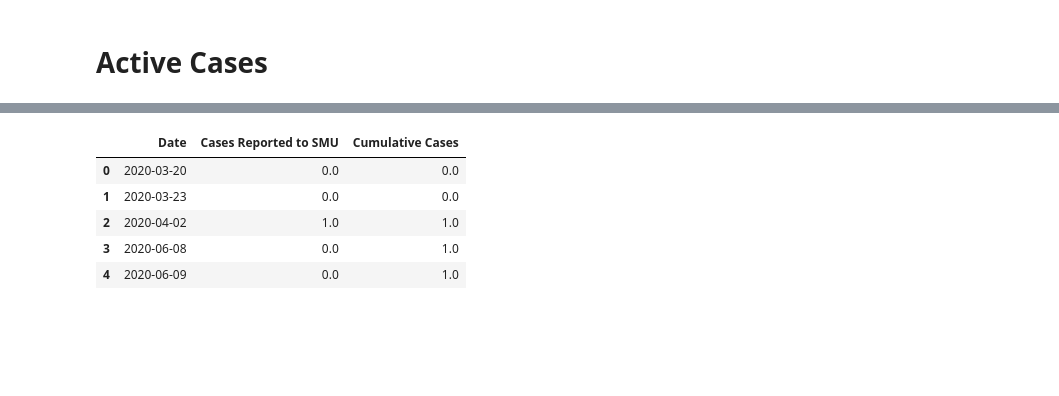
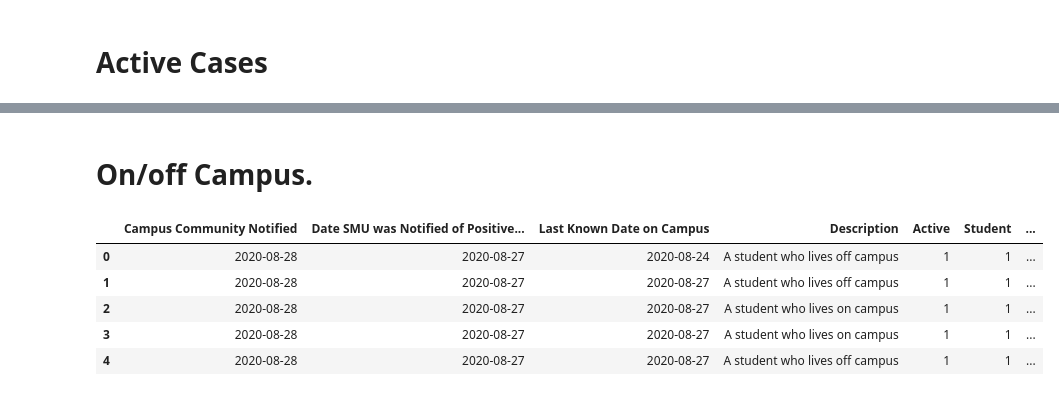
Before and after one commit to jlindbloom/SMU-COVID-19, a Jupyter notebook: Plotting.ipynb, the cells around one changed output, grey strips where cells are left out. Saved outputs shown, nothing was run; the diff lists cells and outputs as text; code cells hidden in the pictures; blank space fills up the shorter version.

```diff
--- a/Plotting.ipynb
+++ b/Plotting.ipynb
@@ -57,9 +84,11 @@ d = pd.DataFrame(data=d)
+# %% [markdown]
+# On/off Campus.
 # %%
-d.head()
+df.head()
 # %% [output]
-|  | Date | Cases Reported to SMU | Cumulative Cases |
-| 0 | 2020-03-20 | 0.0 | 0.0 |
-| 1 | 2020-03-23 | 0.0 | 0.0 |
-| 2 | 2020-04-02 | 1.0 | 1.0 |
-| 3 | 2020-06-08 | 0.0 | 1.0 |
-| 4 | 2020-06-09 | 0.0 | 1.0 |
+|  | Campus Community Notified | Date SMU was Notified of Positive... | Last Known Date on Campus | Description | Active | Student | ... |
+| 0 | 2020-08-28 | 2020-08-27 | 2020-08-24 | A student who lives off campus | 1 | 1 | ... |
+| 1 | 2020-08-28 | 2020-08-27 | 2020-08-27 | A student who lives off campus | 1 | 1 | ... |
+| 2 | 2020-08-28 | 2020-08-27 | 2020-08-27 | A student who lives on campus | 1 | 1 | ... |
+| 3 | 2020-08-28 | 2020-08-27 | 2020-08-27 | A student who lives on campus | 1 | 1 | ... |
+| 4 | 2020-08-28 | 2020-08-27 | 2020-08-27 | A student who lives off campus | 1 | 1 | ... |
```
Also changed, not shown: parts of 16 cells of this notebook, 9 other files.
